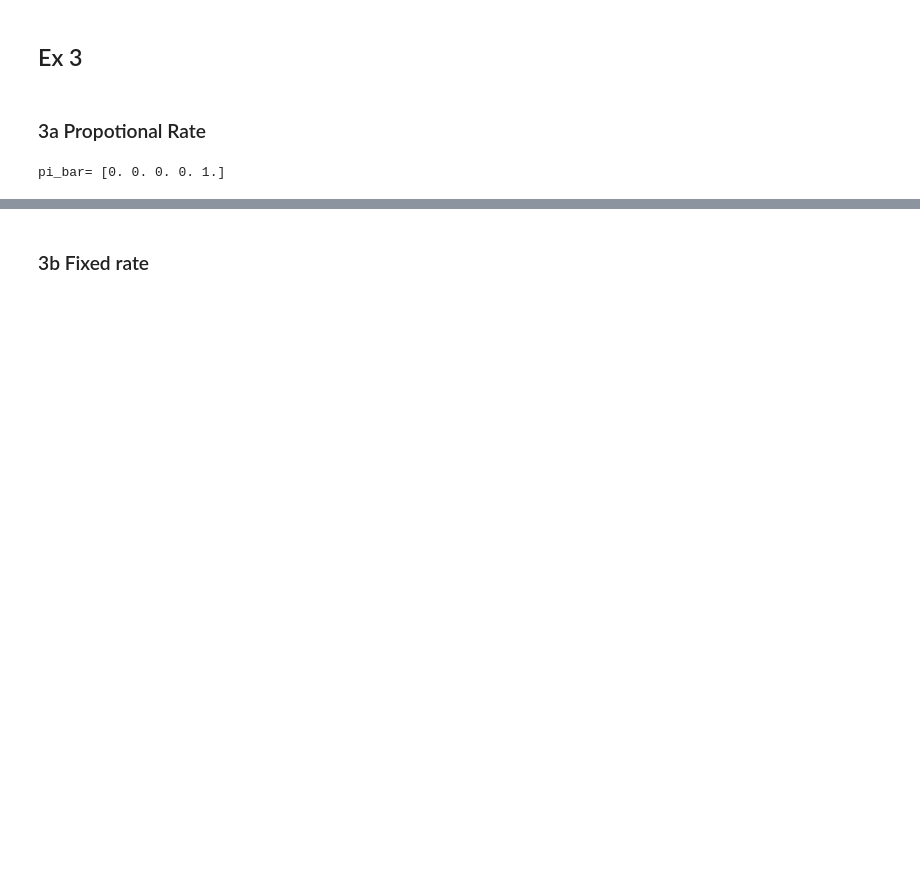
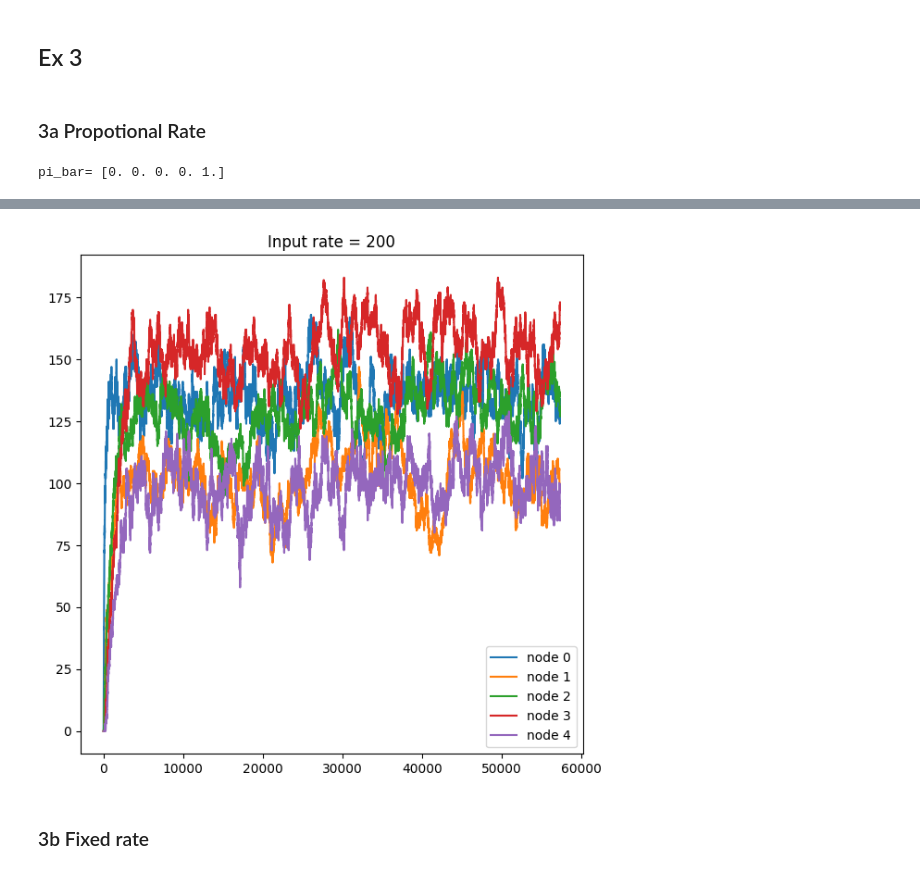
Before and after one commit to trietngo712/Network-Dynamics-and-Learning, a Jupyter notebook: HW2/Ex3.ipynb, the cells around one changed output, grey strips where cells are left out. Cells and saved outputs as stored; diff of their text form; code cells hidden in the pictures; blank space fills up the shorter version.

```diff
--- a/HW2/Ex3.ipynb
+++ b/HW2/Ex3.ipynb
@@ -121,2 +118,66 @@ ax.legend()
+# %%
+threshold = 60
+input_rate = 200
+output_rate = 2
+
+node_ids = [0,1,2,3,4] #represent o,a,b,c,d
+nodes = [Node(id) for id in node_ids ]
+
+clock_input = Clock(fixed_rate=input_rate)
+clock_output = Clock(fixed_rate=None)
+clock_node = Clock(fixed_rate=None)
+
+w = np.sum(Lambda, axis = 1)
+P = np.diag(1 / w[:4]).dot(Lambda[:4])
+
+time = 0
+
+record = []
+
+while time < threshold:
+    N = np.array([nodes[i].num_particles for i in node_ids])
+    record.append(N)
+
+    l = []
+    l.append(clock_input.tick())
+    l.extend([clock_node.tick(rate = r) for r in N[:4] * w[:4]])
+    l.append(clock_output.tick(N[4]*output_rate))
+
+    action = np.argmin(l)
+
+    if action == 0:
+        nodes[0].num_particles += 1
+    elif action == 5:
+        if nodes[4].num_particles > 0:
+            nodes[4].num_particles -= 1
+    else:
+        chosen_node = action - 1
+        to_node = np.random.choice(node_ids, p=P[chosen_node,:])
+
+        if nodes[chosen_node].num_particles > 0:
+            nodes[chosen_node].num_particles -= 1
+            nodes[to_node].num_particles +=1
+
+    time += np.min(l)
+
+record.append(N)
+
+record = np.array(record)
+
+fig = plt.figure(1, figsize=(7,7))
+ax = plt.subplot(111)
+
+for node in node_ids:
+    trajectory = record[:,node]
+    x = [i for i in range(len(trajectory))]
+
+    ax.plot(x, trajectory, label='node {0:d}'.format(node))
+
+ax.legend()
+
+ax.set_title(label = 'Input rate = 200')
+plt.savefig('fig/proportional_200')
+# %% [output]
+[figure, added]
 # %% [markdown]
 ### 3b Fixed rate
```
Also changed, not shown: parts of 9 cells of this notebook, 57 other files.
